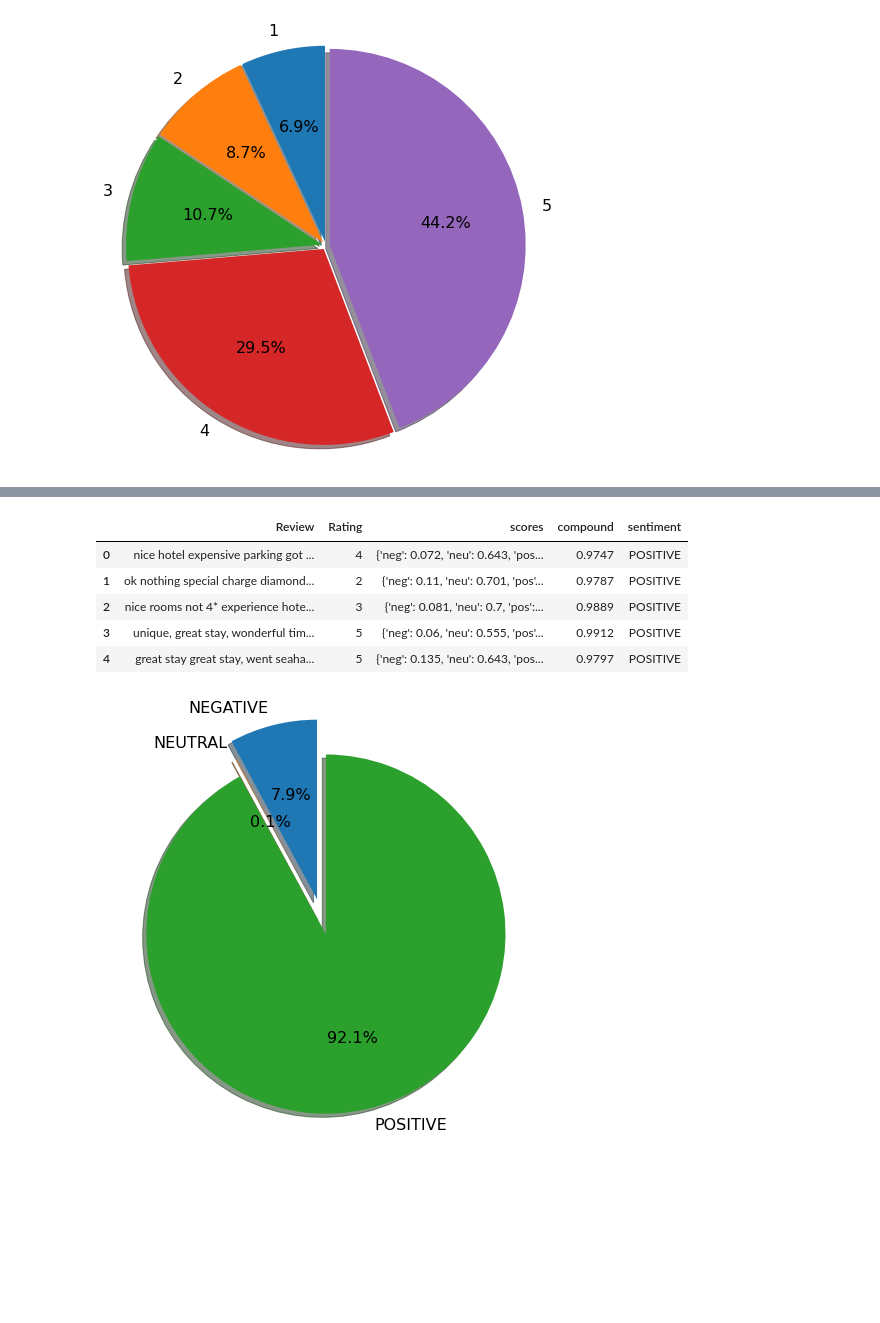
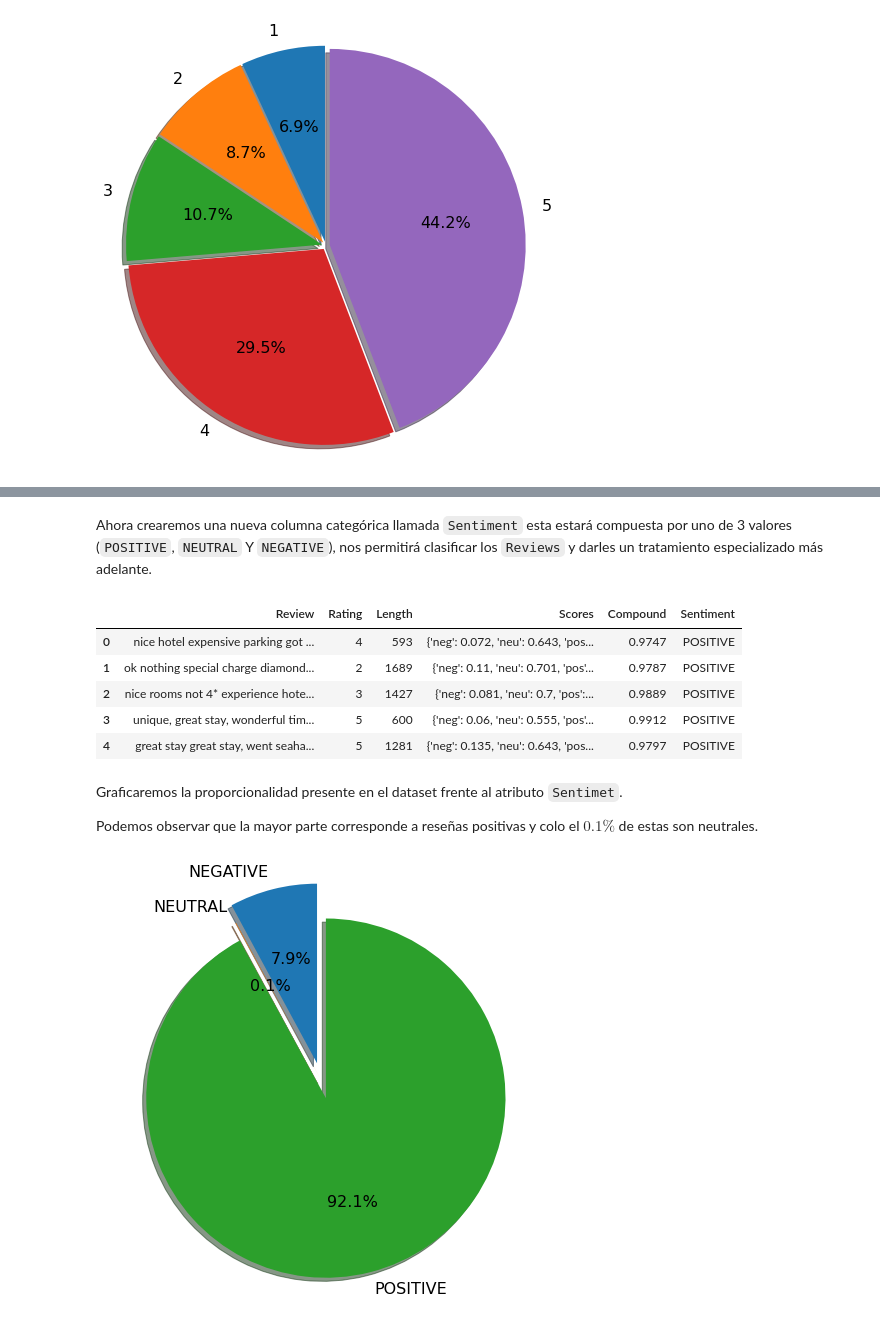
Before and after one commit to UN-things/IS-project, a Jupyter notebook: IS_code.ipynb, the cells around one changed output, grey strips where cells are left out. Cells and saved outputs as stored; diff of their text form; code cells hidden in the pictures; blank space fills up the shorter version.

```diff
--- a/IS_code.ipynb
+++ b/IS_code.ipynb
@@ -80,0 +101,5 @@ plt.show()
+# %%
+df["Length"] = df["Review"].apply(len)
+print("El review más corto consta de", df["Length"].min(), "caracteres.")
+print("El review más largo consta de", df["Length"].max(), "caracteres.")
+print("En promedio los reviews tienen una longitud de ", df["Length"].mean(), "caracteres.")
@@ -81,5 +148,5 @@ plt.show()
 # %%
 sid = SentimentIntensityAnalyzer()
-df['scores'] = df['Review'].apply(lambda hotel_overview: sid.polarity_scores(str(hotel_overview)))
+df['Scores'] = df['Review'].apply(lambda hotel: sid.polarity_scores(str(hotel)))
 df.head()
 # %% [output]
@@ -91,0 +164,3 @@ df.head()
+# %%
+df['Compound'] = df['Scores'].apply(lambda score_dict: score_dict['compound'])
+df.describe()
@@ -92,15 +177,20 @@ df.head()
+# %% [markdown]
+Ahora crearemos una nueva columna categórica llamada `Sentiment` esta estará compuesta por uno de 3 valores (`POSITIVE`, `NEUTRAL` Y `NEGATIVE`), nos permitirá clasificar los `Reviews` y darles un tratamiento especializado más adelante.
 # %%
-df['compound'] = df['scores'].apply(lambda score_dict: score_dict['compound'])
-df['sentiment']=''
-df.loc[df.compound>0,'sentiment']='POSITIVE'
-df.loc[df.compound==0,'sentiment']='NEUTRAL'
-df.loc[df.compound<0,'sentiment']='NEGATIVE'
+df['Sentiment']=''
+df.loc[df.Compound>0,'Sentiment']='POSITIVE'
+df.loc[df.Compound==0,'Sentiment']='NEUTRAL'
+df.loc[df.Compound<0,'Sentiment']='NEGATIVE'
 df.head()
 # %% [output]
-|  | Review | Rating | scores | compound | sentiment |
-| 0 | nice hotel expensive parking got ... | 4 | {'neg': 0.072, 'neu': 0.643, 'pos... | 0.9747 | POSITIVE |
-| 1 | ok nothing special charge diamond... | 2 | {'neg': 0.11, 'neu': 0.701, 'pos'... | 0.9787 | POSITIVE |
-| 2 | nice rooms not 4* experience hote... | 3 | {'neg': 0.081, 'neu': 0.7, 'pos':... | 0.9889 | POSITIVE |
-| 3 | unique, great stay, wonderful tim... | 5 | {'neg': 0.06, 'neu': 0.555, 'pos'... | 0.9912 | POSITIVE |
-| 4 | great stay great stay, went seaha... | 5 | {'neg': 0.135, 'neu': 0.643, 'pos... | 0.9797 | POSITIVE |
+|  | Review | Rating | Length | Scores | Compound | Sentiment |
+| 0 | nice hotel expensive parking got ... | 4 | 593 | {'neg': 0.072, 'neu': 0.643, 'pos... | 0.9747 | POSITIVE |
+| 1 | ok nothing special charge diamond... | 2 | 1689 | {'neg': 0.11, 'neu': 0.701, 'pos'... | 0.9787 | POSITIVE |
+| 2 | nice rooms not 4* experience hote... | 3 | 1427 | {'neg': 0.081, 'neu': 0.7, 'pos':... | 0.9889 | POSITIVE |
+| 3 | unique, great stay, wonderful tim... | 5 | 600 | {'neg': 0.06, 'neu': 0.555, 'pos'... | 0.9912 | POSITIVE |
+| 4 | great stay great stay, went seaha... | 5 | 1281 | {'neg': 0.135, 'neu': 0.643, 'pos... | 0.9797 | POSITIVE |
+# %% [markdown]
+Graficaremos la proporcionalidad presente en el dataset frente al atributo `Sentimet`.
+
+Podemos observar que la mayor parte corresponde a reseñas positivas y colo el $0.1 \%$ de estas son neutrales.
 # %%
```
Also changed, not shown: parts of 18 cells of this notebook.
